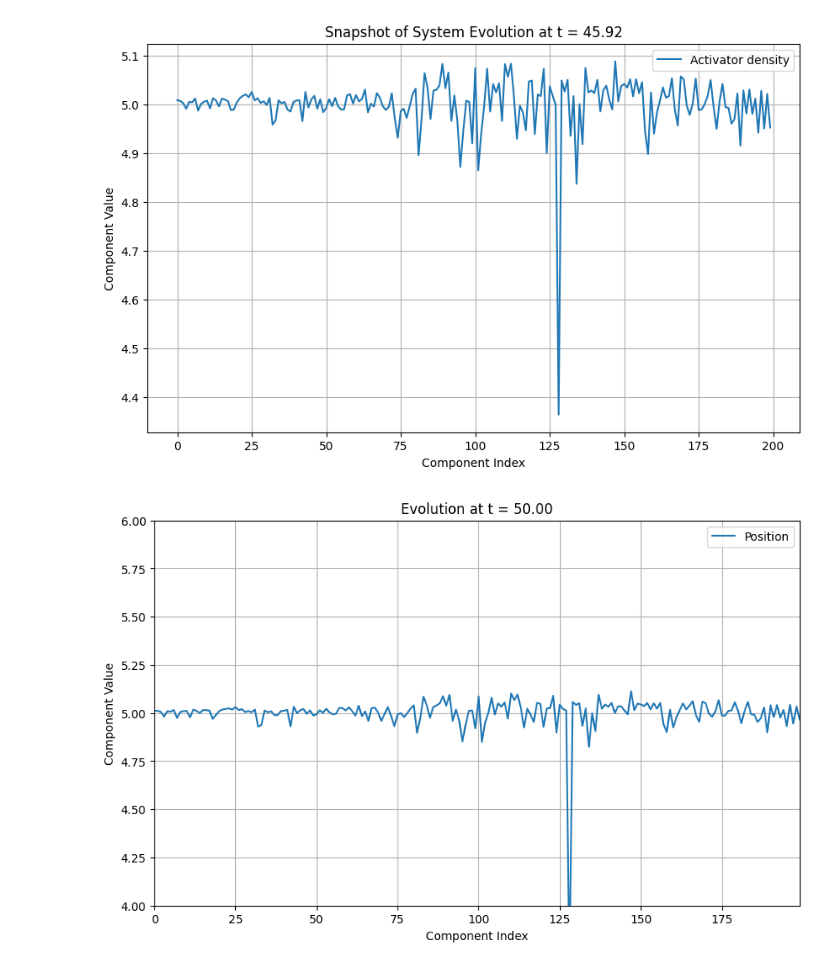
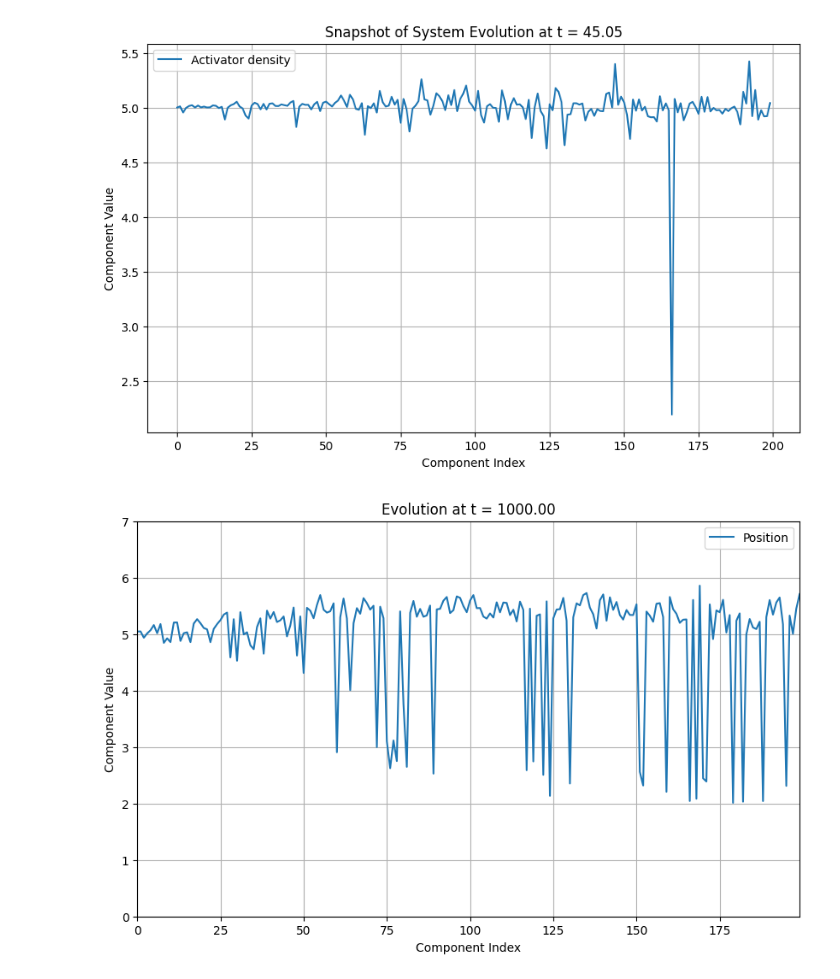
Before and after one commit to miriamzara/ComplexNet_project, a Jupyter notebook: project_18/code/turing_network_simulation.ipynb, the cells around one changed output. Drawn from its saved outputs; the diff is of its cells as text; code cells hidden in the pictures.

```diff
--- a/project_18/code/turing_network_simulation.ipynb
+++ b/project_18/code/turing_network_simulation.ipynb
@@ -149,6 +149,6 @@ fig, ax = plt.subplots()
 plot_eigvec(g, index, ax)
 laplacian_matrix= np.array(g.laplacian())
 ## Time Steps Definition ##
-t_span = (0, 50)
-t_eval = np.linspace(t_span[0], t_span[1], 50)
+t_span = (0, 1000)
+t_eval = np.linspace(t_span[0], t_span[1], 1000)
 # %% [output]
@@ -169,39 +169,39 @@ plt.legend()
 plt.grid(True)
 plt.show()
 # %% [output]
-[figure, old version]
+[figure, new version]
 # %%
 import matplotlib.animation as animation
 from matplotlib.animation import PillowWriter
 
 # Set up the figure and axis for the animation
 fig, ax = plt.subplots(figsize=(10, 6))
 line1, = ax.plot([], [], label='Position')
 ax.set_xlim(0, num_nodes-1)
-ax.set_ylim(4, 6)  # adjust this as needed based on your data
+ax.set_ylim(0, 7)  # adjust this as needed based on your data
 ax.set_xlabel('Component Index')
 ax.set_ylabel('Component Value')
 ax.set_title('Evolution')
 ax.legend()
 ax.grid(True)
 
 # Initialization function for the animation
 def init():
     line1.set_data([], [])
     return (line1,)
 
 # Animation update function
 def update(frame):
     line1.set_data(range(num_nodes), sol.y[:num_nodes, frame])
     ax.set_title(f'Evolution at t = {sol.t[frame]:.2f}')
     return (line1,)
 
 # Create the animation
 ani = animation.FuncAnimation(fig, update, frames=len(sol.t), init_func=init, blit=True)
 
 # Save the animation as a video file
 ani.save('prova.gif', writer=PillowWriter(fps=30))
 
 plt.show()
 # %% [output]
-[figure, old version]
+[figure, new version]
```
Also changed, not shown: parts of 1 cell of this notebook, 1 other file.
